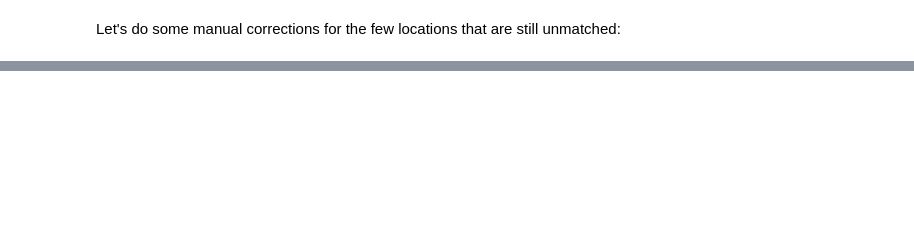
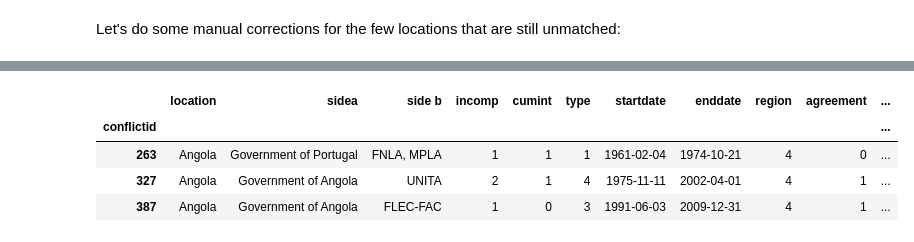
Before and after one commit to rbsteinm/AppliedDataAnalysis, a Jupyter notebook: project/DataExploration.ipynb, the cells around one changed output, grey strips where cells are left out. Cells and saved outputs as stored; diff of their text form; code cells hidden in the pictures; blank space fills up the shorter version.

```diff
--- a/project/DataExploration.ipynb
+++ b/project/DataExploration.ipynb
@@ -868,0 +1166,8 @@ print_unmatched(map_countries)
+# %%
+clean_df[clean_df.location=='Angola']
+# %% [output]
+|  | location | sidea | side b | incomp | cumint | type | startdate | enddate | region | agreement | ... |
+| conflictid |  |  |  |  |  |  |  |  |  |  | ... |
+| 263 | Angola | Government of Portugal | FNLA, MPLA | 1 | 1 | 1 | 1961-02-04 | 1974-10-21 | 4 | 0 | ... |
+| 327 | Angola | Government of Angola | UNITA | 2 | 1 | 4 | 1975-11-11 | 2002-04-01 | 4 | 1 | ... |
+| 387 | Angola | Government of Angola | FLEC-FAC | 1 | 0 | 3 | 1991-06-03 | 2009-12-31 | 4 | 1 | ... |
```
Also changed, not shown: parts of 37 cells of this notebook, 3 other files.
